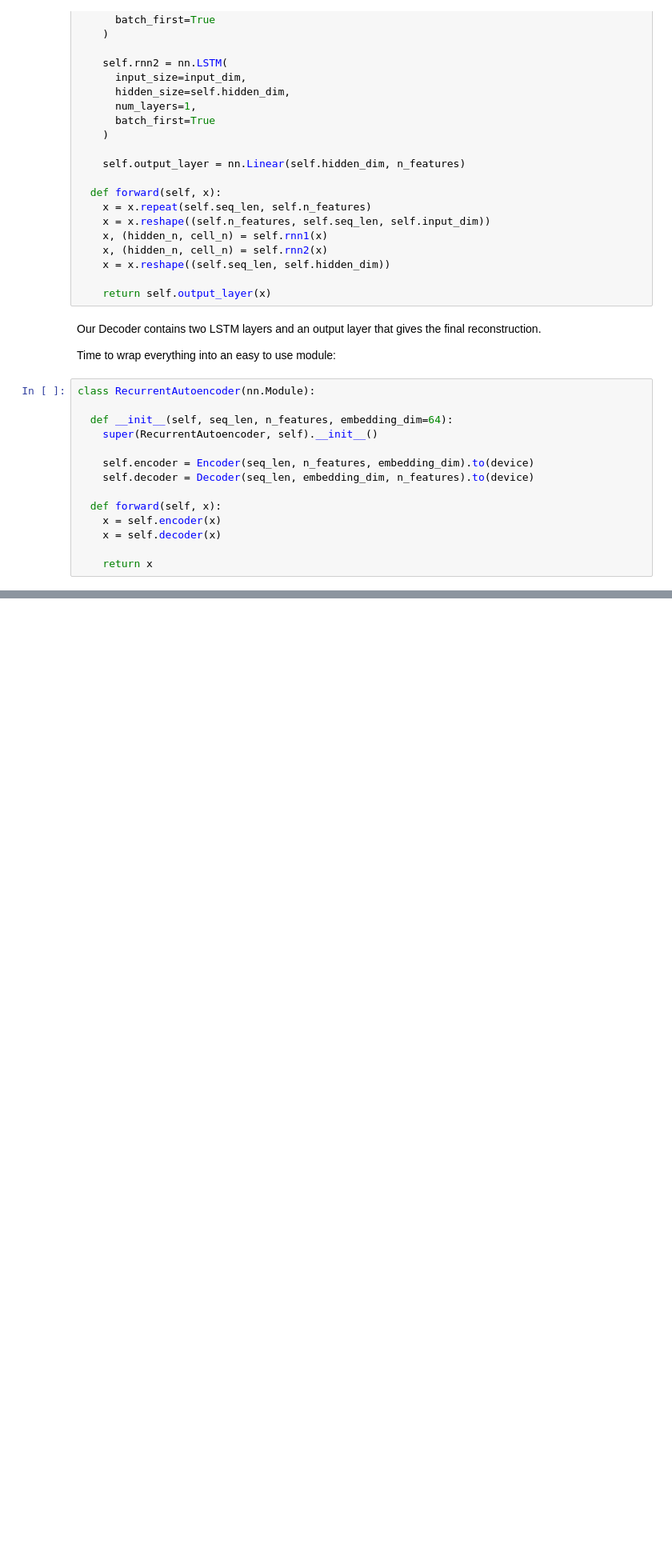
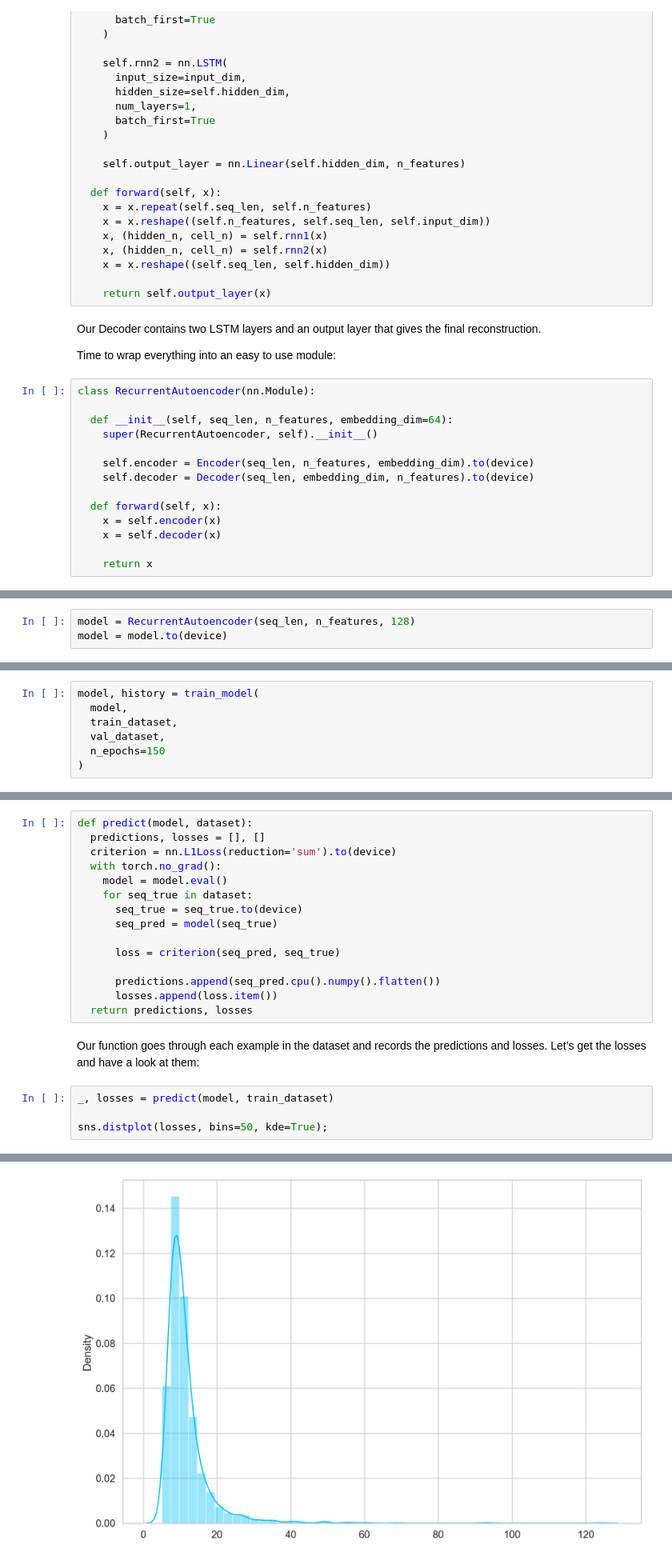
Before and after one commit to pamuditha/icbt-msc-ds-rus50-8181, a Jupyter notebook: Network_Anommaly_data_analysis.ipynb, the cells around one changed output, grey strips where cells are left out. Shown at 80% size. Cells and saved outputs as stored; diff of their text form; blank space fills up the shorter version.

```diff
--- a/Network_Anommaly_data_analysis.ipynb
+++ b/Network_Anommaly_data_analysis.ipynb
@@ -295,0 +300,3 @@ class RecurrentAutoencoder(nn.Module):
+# %%
+model = RecurrentAutoencoder(seq_len, n_features, 128)
+model = model.to(device)
@@ -295,0 +364,7 @@ class RecurrentAutoencoder(nn.Module):
+# %%
+model, history = train_model(
+  model,
+  train_dataset,
+  val_dataset,
+  n_epochs=150
+)
@@ -295,0 +403,22 @@ class RecurrentAutoencoder(nn.Module):
+# %%
+def predict(model, dataset):
+  predictions, losses = [], []
+  criterion = nn.L1Loss(reduction='sum').to(device)
+  with torch.no_grad():
+    model = model.eval()
+    for seq_true in dataset:
+      seq_true = seq_true.to(device)
+      seq_pred = model(seq_true)
+
+      loss = criterion(seq_pred, seq_true)
+
+      predictions.append(seq_pred.cpu().numpy().flatten())
+      losses.append(loss.item())
+  return predictions, losses
+# %% [markdown]
+Our function goes through each example in the dataset and records the predictions and losses. Let’s get the losses and have a look at them:
+# %%
+_, losses = predict(model, train_dataset)
+
+sns.distplot(losses, bins=50, kde=True);
+# %% [output]
@@ -295,0 +434 @@ class RecurrentAutoencoder(nn.Module):
+[figure, added]
```
Also changed, not shown: parts of 33 cells of this notebook.
